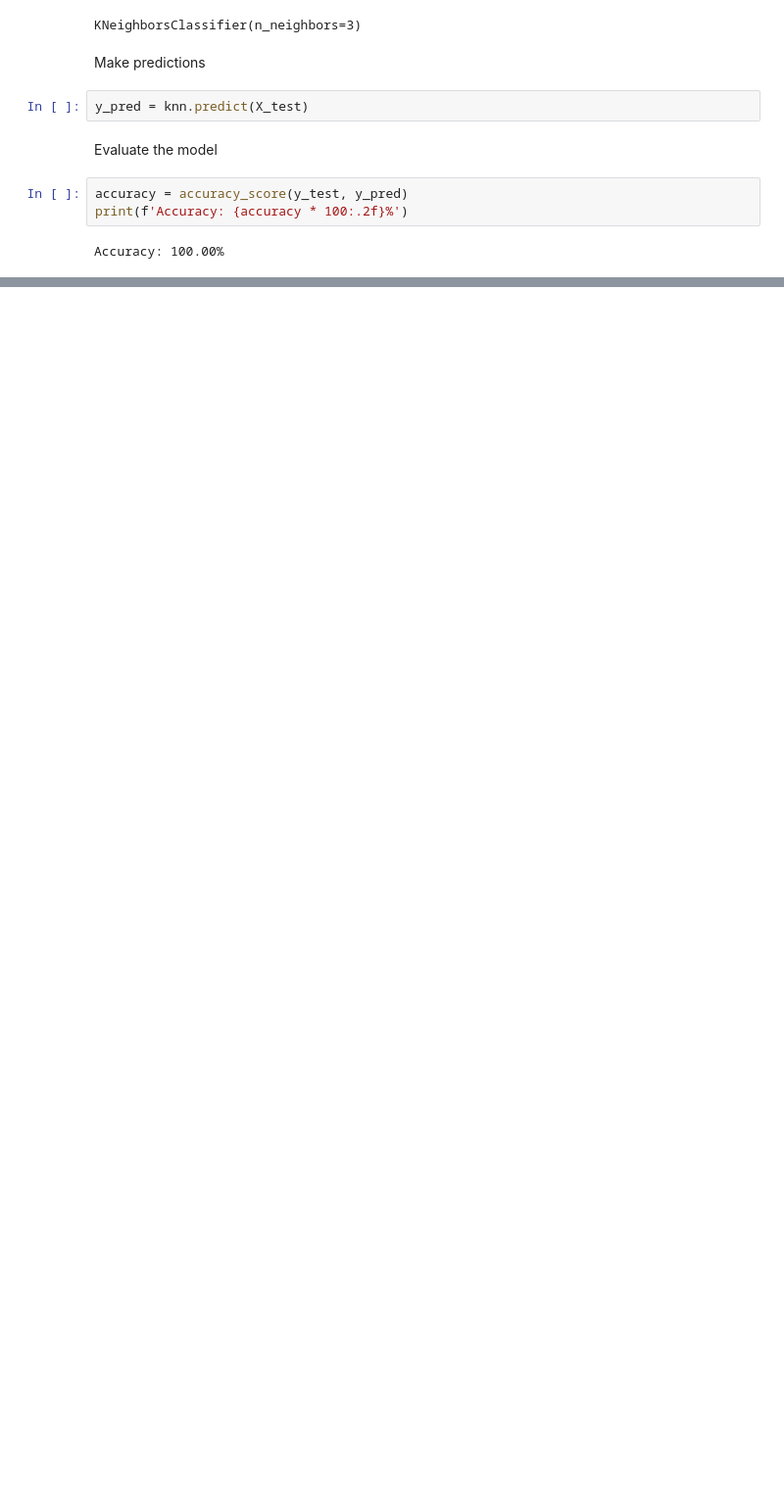
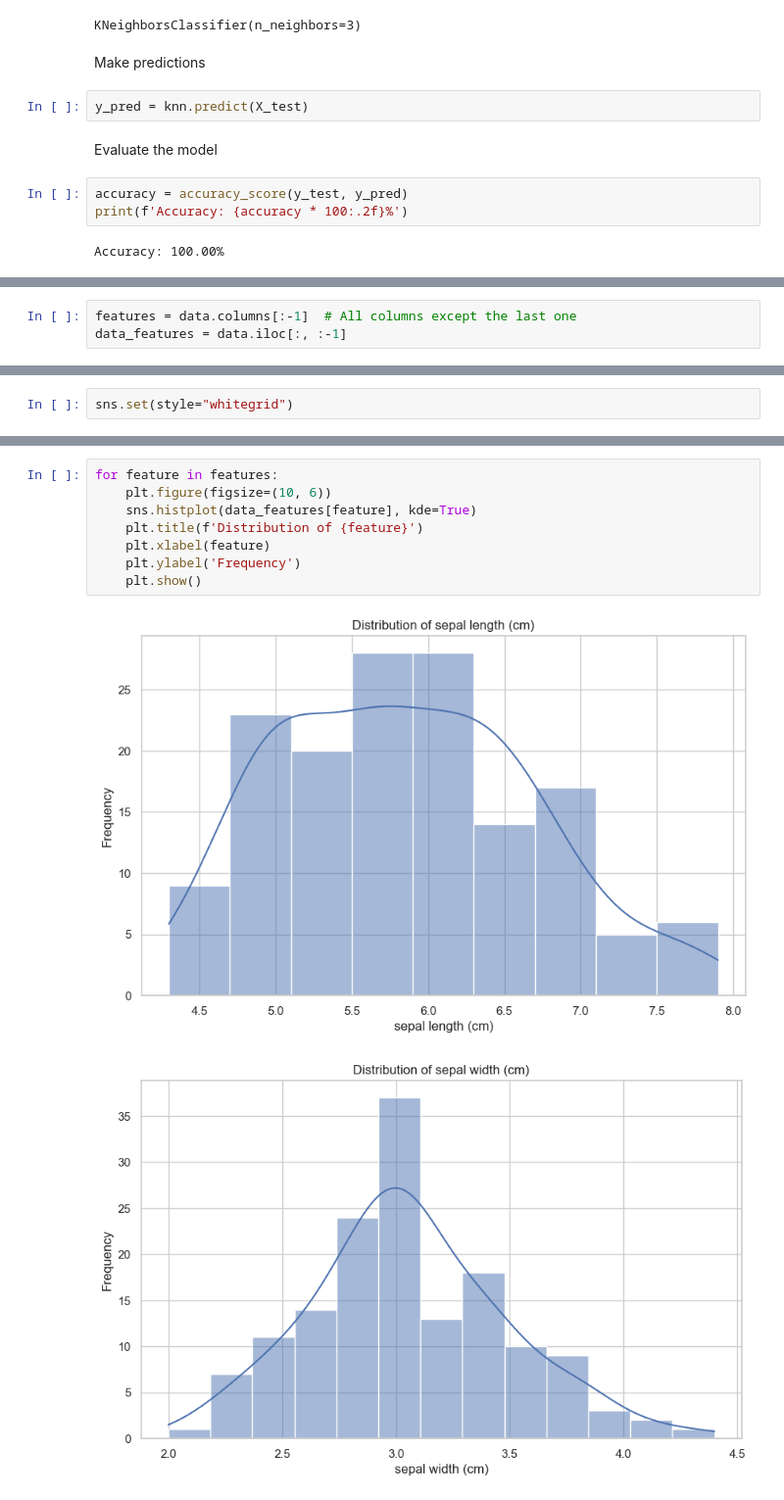
Before and after one commit to Dhanashree-pogade/Iris-Classify, a Jupyter notebook: main.ipynb, the cells around one changed output, grey strips where cells are left out. Shown at 98% size. Saved outputs shown, nothing was run; the diff lists cells and outputs as text; blank space fills up the shorter version.

```diff
--- a/main.ipynb
+++ b/main.ipynb
@@ -53,0 +63,3 @@ Accuracy: 100.00%
+# %%
+features = data.columns[:-1]  # All columns except the last one
+data_features = data.iloc[:, :-1]
@@ -53,0 +68,2 @@ Accuracy: 100.00%
+# %%
+sns.set(style="whitegrid")
@@ -53,0 +72,11 @@ Accuracy: 100.00%
+# %%
+for feature in features:
+    plt.figure(figsize=(10, 6))
+    sns.histplot(data_features[feature], kde=True)
+    plt.title(f'Distribution of {feature}')
+    plt.xlabel(feature)
+    plt.ylabel('Frequency')
+    plt.show()
+# %% [output]
+[figure, added]
+[figure, added]
```
Also changed, not shown: parts of 7 cells of this notebook.
